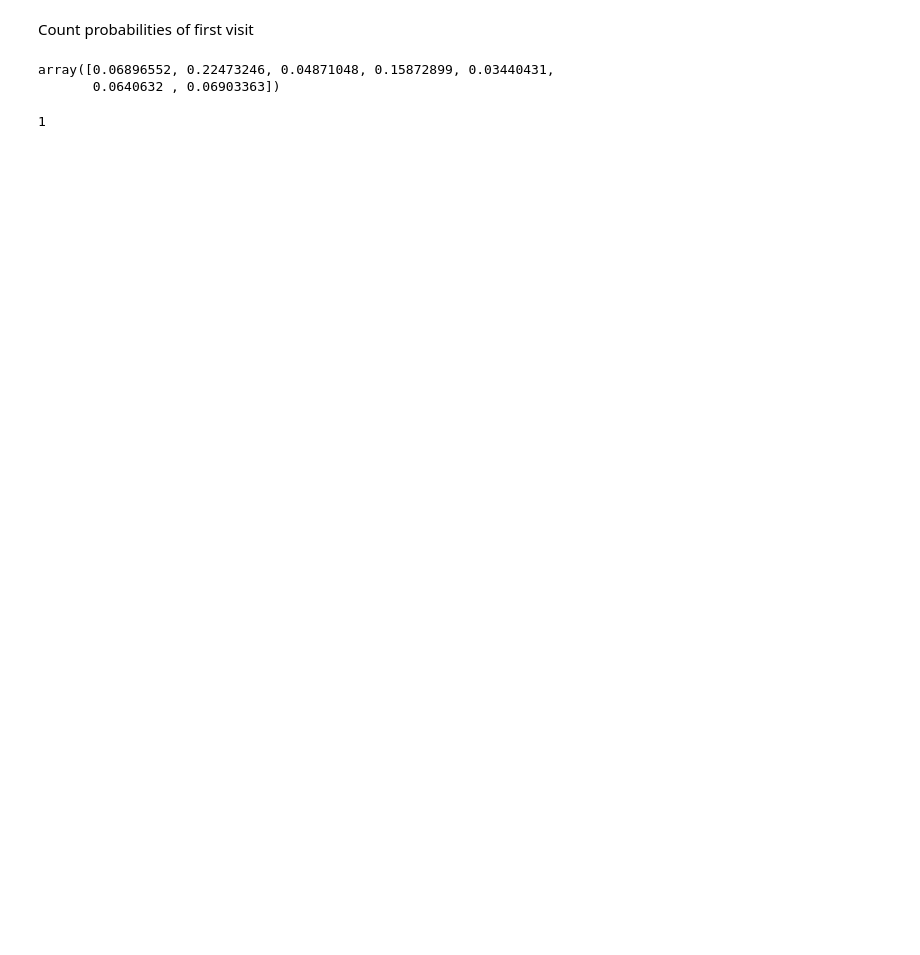
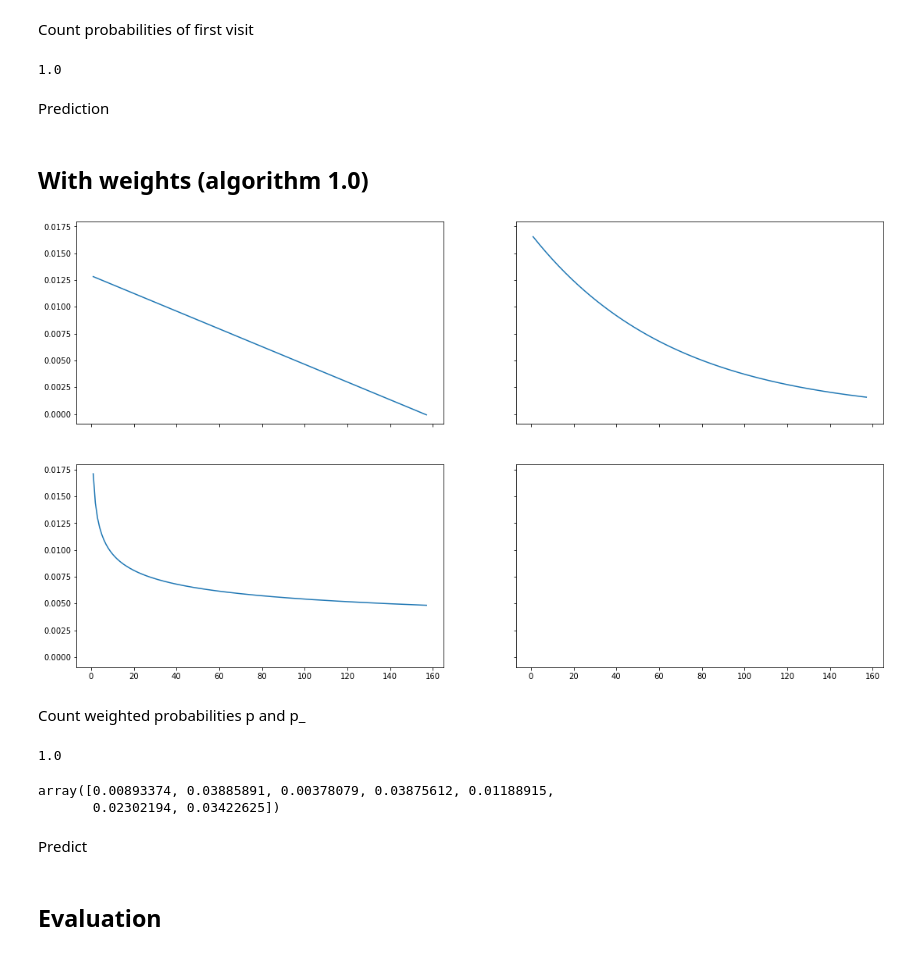
Before and after one commit to pbilinskyi/prediction-of-visits, a Jupyter notebook: notebook.ipynb, the cells around one changed output. Cells and saved outputs as stored; diff of their text form; code cells hidden in the pictures; blank space fills up the shorter version.

```diff
--- a/notebook.ipynb
+++ b/notebook.ipynb
@@ -4,5 +4,5 @@ import matplotlib.pyplot as plt
 import seaborn as sns
 import pandas as pd
 
-train = pd.read_csv('data/train.csv', nrows = 2000, index_col = 0)
-train.head()
+df = pd.read_csv('data/train.csv', nrows = 2000, index_col = 0)
+n_days = 1099
@@ -29,8 +22,9 @@ visites = [int(s) for s in line.split(' ')];
 # %% [markdown]
 Make matrix of visits of customer
 # %%
+
+
 def make_visit_matrix(visites):
-    n_days = visites[-1]
     V = np.zeros(shape = (n_days//7 + 1, 7), dtype = int)
     for day in visites:
         V[day // 7, day%7 - 1] = 1
@@ -39,3 +33,7 @@ def make_visit_matrix(visites):
     return V
 
 V = make_visit_matrix(visites)
+V_test = V.iloc[-1]
+V = V.iloc[:-1]
+n_weeks = V.shape[0]
+V_test
@@ -50,0 +51,4 @@ array([0.06896552, 0.24137931, 0.06896552, 0.24137931, 0.06896552,
+# %%
+for i in V.index:
+    if (not np.any(V.loc[i,:])):
+        V = V.drop(i)
@@ -51,3 +58,5 @@ array([0.06896552, 0.24137931, 0.06896552, 0.24137931, 0.06896552,
+# %%
+p = V.sum().to_numpy() / V.shape[0]
 # %% [markdown]
 Count probabilities of first visit
 # %%
@@ -56,14 +65,57 @@ for i in range(7):
     p_[i] = (1 - p[:i]).prod() * p[i]
 
 # check
-p_.sum() + (1 - p).prod() # = 1
-
-p_
+print(p_.sum() + (1 - p).prod()) # = 1
 # %% [output]
-array([0.06896552, 0.22473246, 0.04871048, 0.15872899, 0.03440431,
-       0.0640632 , 0.06903363])
+1.0
+# %% [markdown]
+Prediction
 # %%
 predicted_day = np.argmax(p_)
-predicted_day
+predicted_day;
-# %% [output]
-1
+# %% [markdown]
+## With weights (algorithm 1.0)
+# %%
+weeks = range(1, n_weeks+1)
+
+w_lin = np.array([(n_weeks - i - 1)/n_weeks for i in weeks])
+w_lin = w_lin / w_lin.sum()
+
+lambd = 0.985
+w_exp = np.array([lambd**(i) for i in weeks])
+w_exp = w_exp / w_exp.sum()
+
+gamma = 0.25
+w_recip = np.array([1/i**(gamma) for i in weeks])
+w_recip = w_recip / w_recip.sum()
+
+#plotting of three profiles of weights
+fig, ax = plt.subplots(2, 2, sharex=True, sharey=True)
+fig.set_size_inches(18.5, 10.5, forward=True)
+ax[0, 0].plot(weeks, w_lin)
+ax[0, 1].plot(weeks, w_exp)
+ax[1, 0].plot(weeks, w_recip);
+# %% [output]
+[figure, added]
+# %% [markdown]
+Count weighted probabilities p and p_
+# %%
+w = w_lin
+for ind in V.index:
+    V.loc[ind, :] *= w[ind]
+
+
+p = V.sum(axis=0)
+p_ = np.zeros(7)
+for i in range(7):
+    p_[i] = (1 - p[:i]).prod() * p[i]
+
+# check
+print(p_.sum() + (1 - p).prod()) # == 1
+p_
+# %% [output]
+1.0
+array([0.00893374, 0.03885891, 0.00378079, 0.03875612, 0.01188915,
+       0.02302194, 0.03422625])
+# %% [markdown]
+Predict
@@ -69,0 +125,2 @@ predicted_day
+# %% [markdown]
+## Evaluation
```
Also changed, not shown: parts of 21 cells of this notebook, 2 other files.
